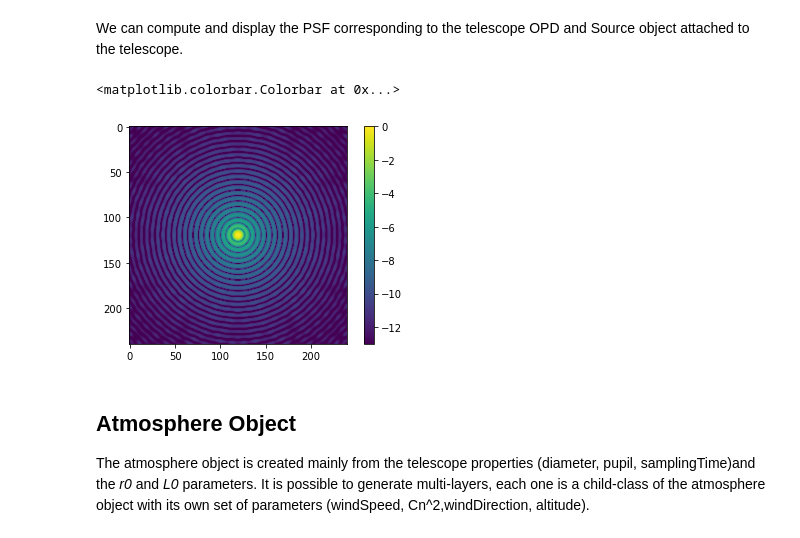
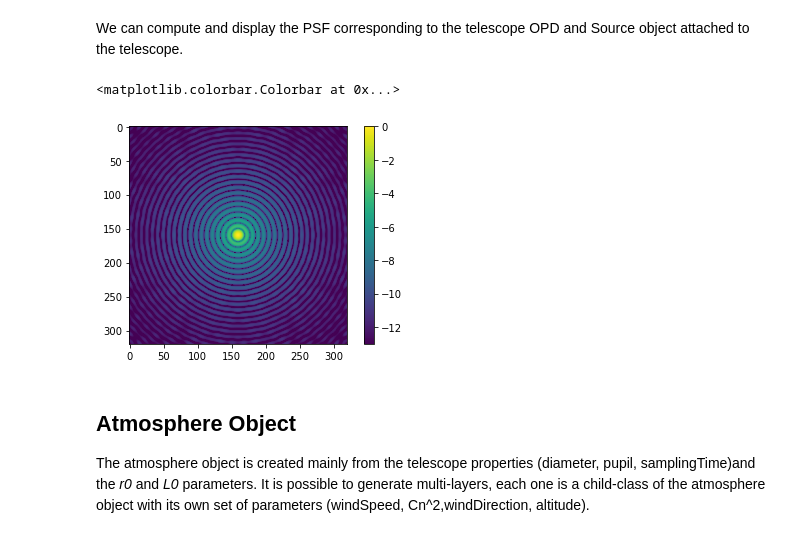
Before and after one commit to cheritier/OOPAO, a Jupyter notebook: tutorials/tutorial_howToAdaptiveOptics.ipynb, the cells around one changed output. Saved outputs shown, nothing was run; the diff lists cells and outputs as text; code cells hidden in the pictures.

```diff
--- a/tutorials/tutorial_howToAdaptiveOptics.ipynb
+++ b/tutorials/tutorial_howToAdaptiveOptics.ipynb
@@ -220,21 +224,21 @@ source:
 We can compute and display the PSF corresponding to the telescope OPD and Source object attached to the telescope.
 # %%
 
-zeroPaddingFactor = 6
+zeroPaddingFactor = 8
 
 tel.computePSF(zeroPaddingFactor = zeroPaddingFactor)
 
 PSF_normalized = tel.PSF/tel.PSF.max()
 
 nPix = zeroPaddingFactor*tel.resolution//3
 
 plt.figure()
 plt.imshow(np.log(np.abs(PSF_normalized[nPix:-nPix,nPix:-nPix])))
 plt.clim([-13,0])
 plt.colorbar()
 # %% [output]
 <matplotlib.colorbar.Colorbar at 0x...>
-[figure, old version]
+[figure, new version]
 # %% [markdown]
 ## Atmosphere Object
 The atmosphere object is created mainly from the telescope properties (diameter, pupil, samplingTime)and the *r0* and *L0* parameters. It is possible to generate multi-layers, each one is a child-class of the atmosphere object with its own set of parameters (windSpeed, Cn^2,windDirection, altitude).
```
Also changed, not shown: parts of 14 cells of this notebook, 9 other files.
